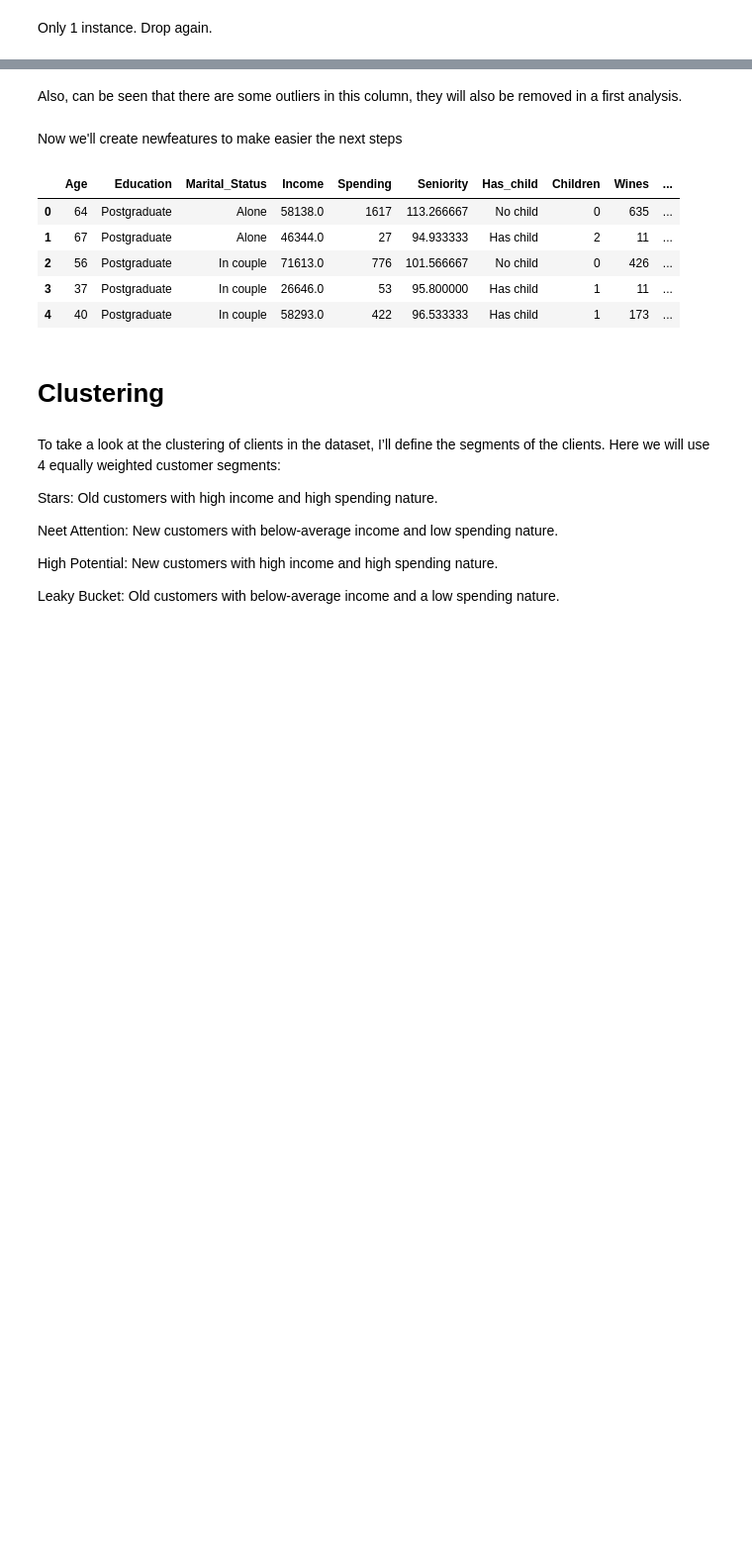
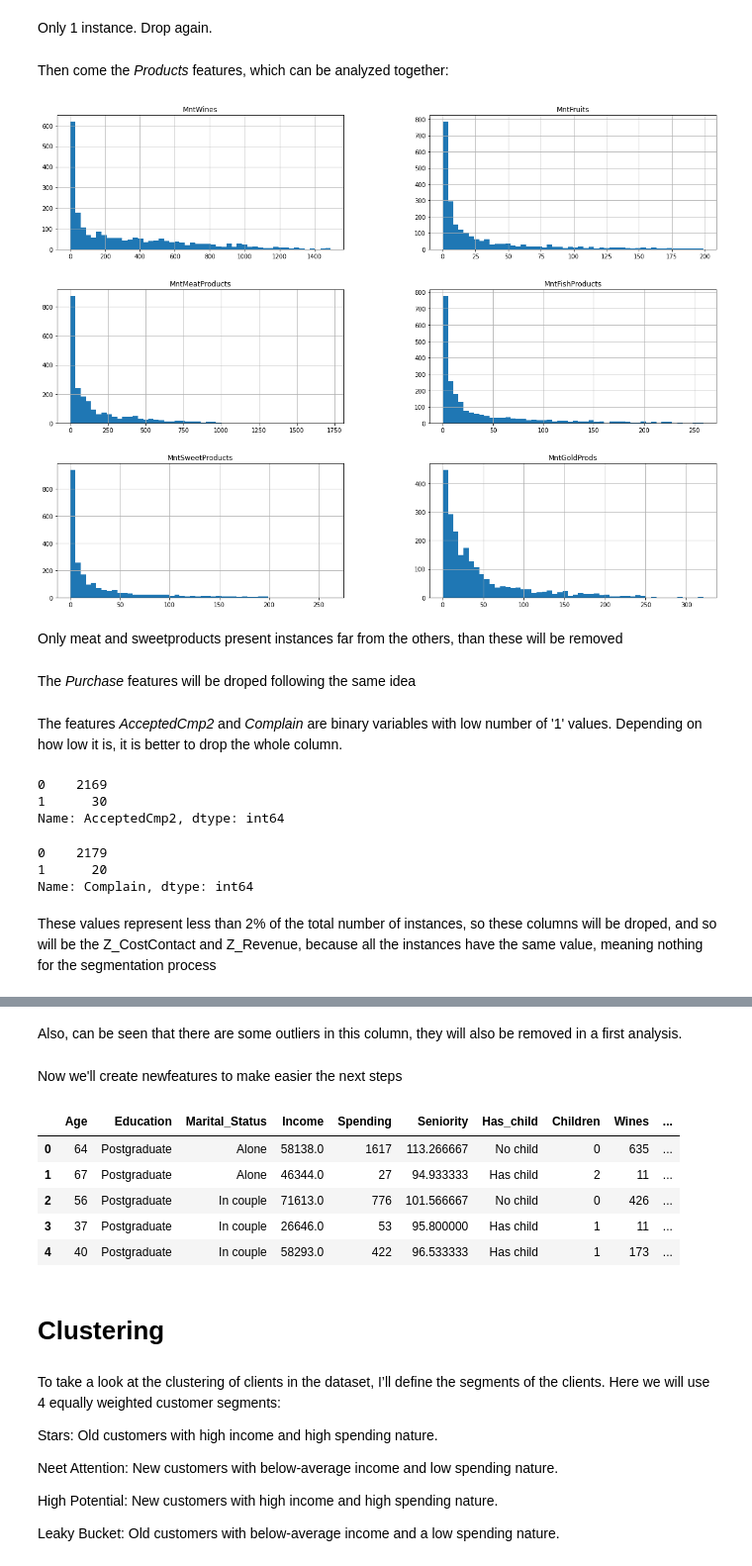
Before and after one commit to auab/Customer-Analysis, a Jupyter notebook: main.ipynb, the cells around one changed output, grey strips where cells are left out. Shown at 99% size. Drawn from its saved outputs; the diff is of its cells as text; code cells hidden in the pictures; blank space fills up the shorter version.

```diff
--- a/main.ipynb
+++ b/main.ipynb
@@ -160,3 +162,13 @@ There are 0 abnormal income values
 Only 1 instance. Drop again.
 # %%
 customer_data = customer_data[customer_data['Income']<600000]
+# %% [markdown]
+Then come the *Products* features, which can be analyzed together:
+# %%
+filter_products_col = [col for col in customer_data if col.startswith('Mnt')]
+customer_data[filter_products_col].hist(bins=50, figsize=(20,15))
+plt.show()
+# %% [output]
+[figure, added]
+# %% [markdown]
+Only meat and sweetproducts present instances far from the others, than these will be removed
@@ -162,0 +178,2 @@ customer_data = customer_data[customer_data['Income']<600000]
+# %% [markdown]
+The *Purchase* features will be droped following the same idea
@@ -162,0 +184,16 @@ customer_data = customer_data[customer_data['Income']<600000]
+# %% [markdown]
+The features *AcceptedCmp2* and *Complain* are binary variables with low number of '1' values. Depending on how low it is, it is better to drop the whole column.
+# %%
+customer_data['AcceptedCmp2'].value_counts()
+# %% [output]
+0    2169
+1      30
+Name: AcceptedCmp2, dtype: int64
+# %%
+customer_data['Complain'].value_counts()
+# %% [output]
+0    2179
+1      20
+Name: Complain, dtype: int64
+# %% [markdown]
+These values represent less than 2% of the total number of instances, so these columns will be droped, and so will be the Z_CostContact and Z_Revenue, because all the instances have the same value, meaning nothing for the segmentation process
```
Also changed, not shown: parts of 12 cells of this notebook.
